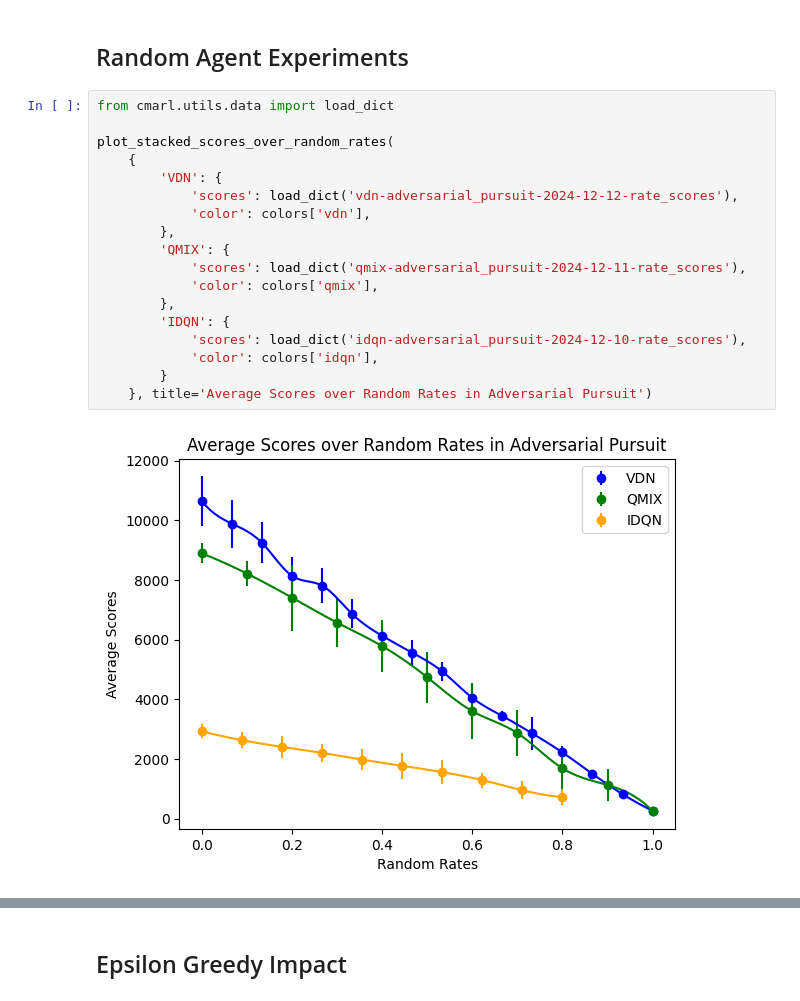
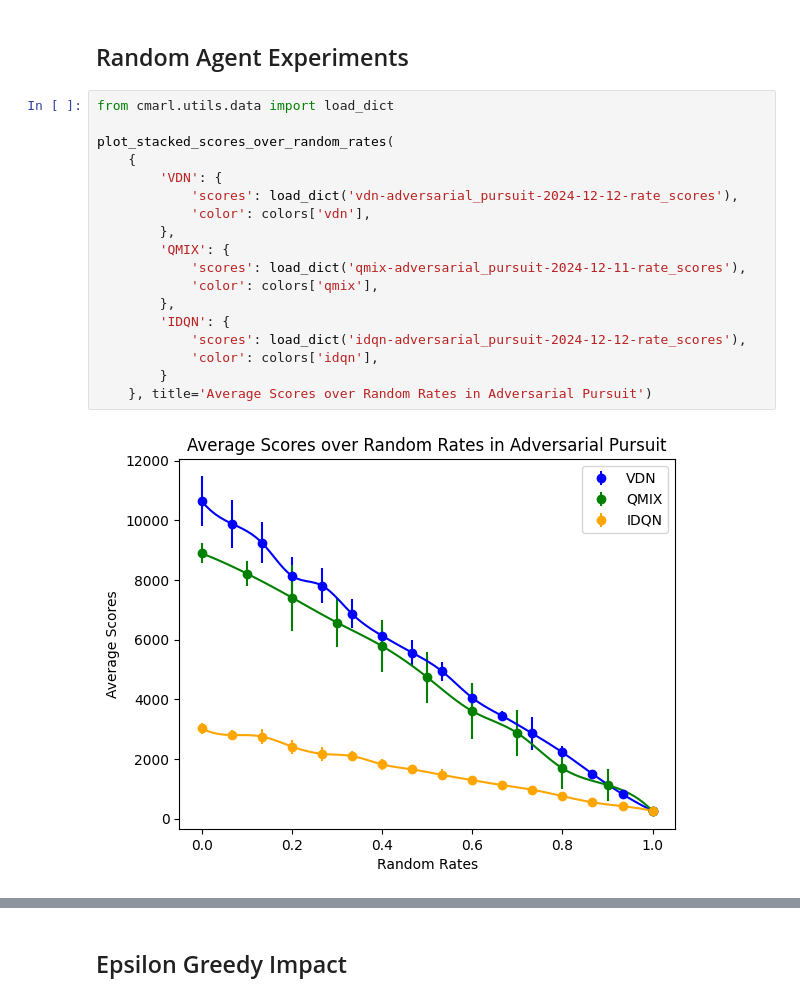
Before and after one commit to rainyuxuan/cmarl-resilience, a Jupyter notebook: notebooks/4-visualize.ipynb, the cells around one changed output, grey strips where cells are left out. Cells and saved outputs as stored; diff of their text form.

```diff
--- a/notebooks/4-visualize.ipynb
+++ b/notebooks/4-visualize.ipynb
@@ -182,20 +244,20 @@ plot_stacked_rewards_over_episodes(
 # %%
 from cmarl.utils.data import load_dict
 
 plot_stacked_scores_over_random_rates(
     {
         'VDN': {
             'scores': load_dict('vdn-adversarial_pursuit-2024-12-12-rate_scores'),
             'color': colors['vdn'],
         },
         'QMIX': {
             'scores': load_dict('qmix-adversarial_pursuit-2024-12-11-rate_scores'),
             'color': colors['qmix'],
         },
         'IDQN': {
-            'scores': load_dict('idqn-adversarial_pursuit-2024-12-10-rate_scores'),
+            'scores': load_dict('idqn-adversarial_pursuit-2024-12-12-rate_scores'),
             'color': colors['idqn'],
         }
     }, title='Average Scores over Random Rates in Adversarial Pursuit')
 # %% [output]
-[figure, old version]
+[figure, new version]
```
Also changed, not shown: parts of 4 cells of this notebook, 4 other files.
